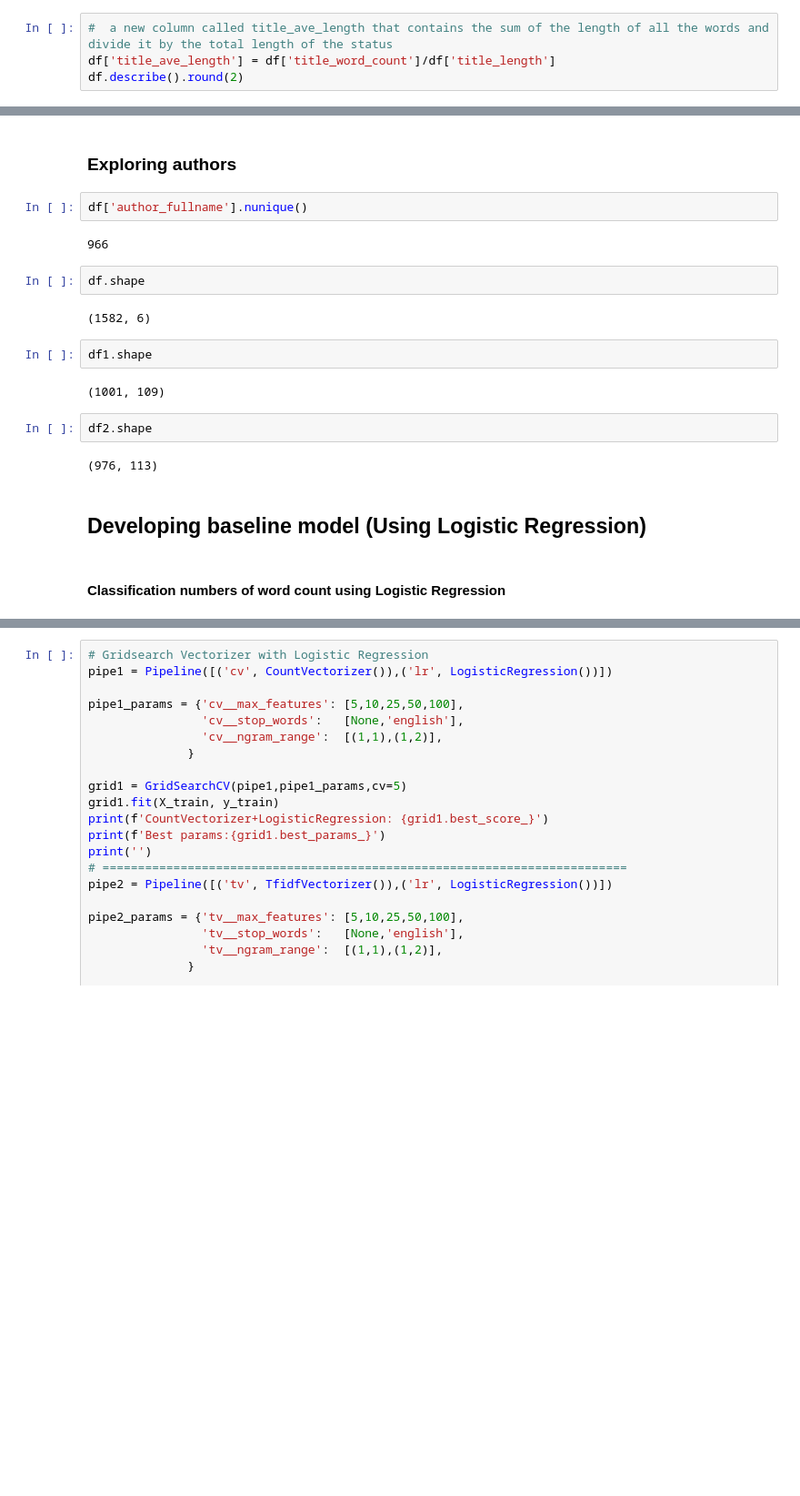
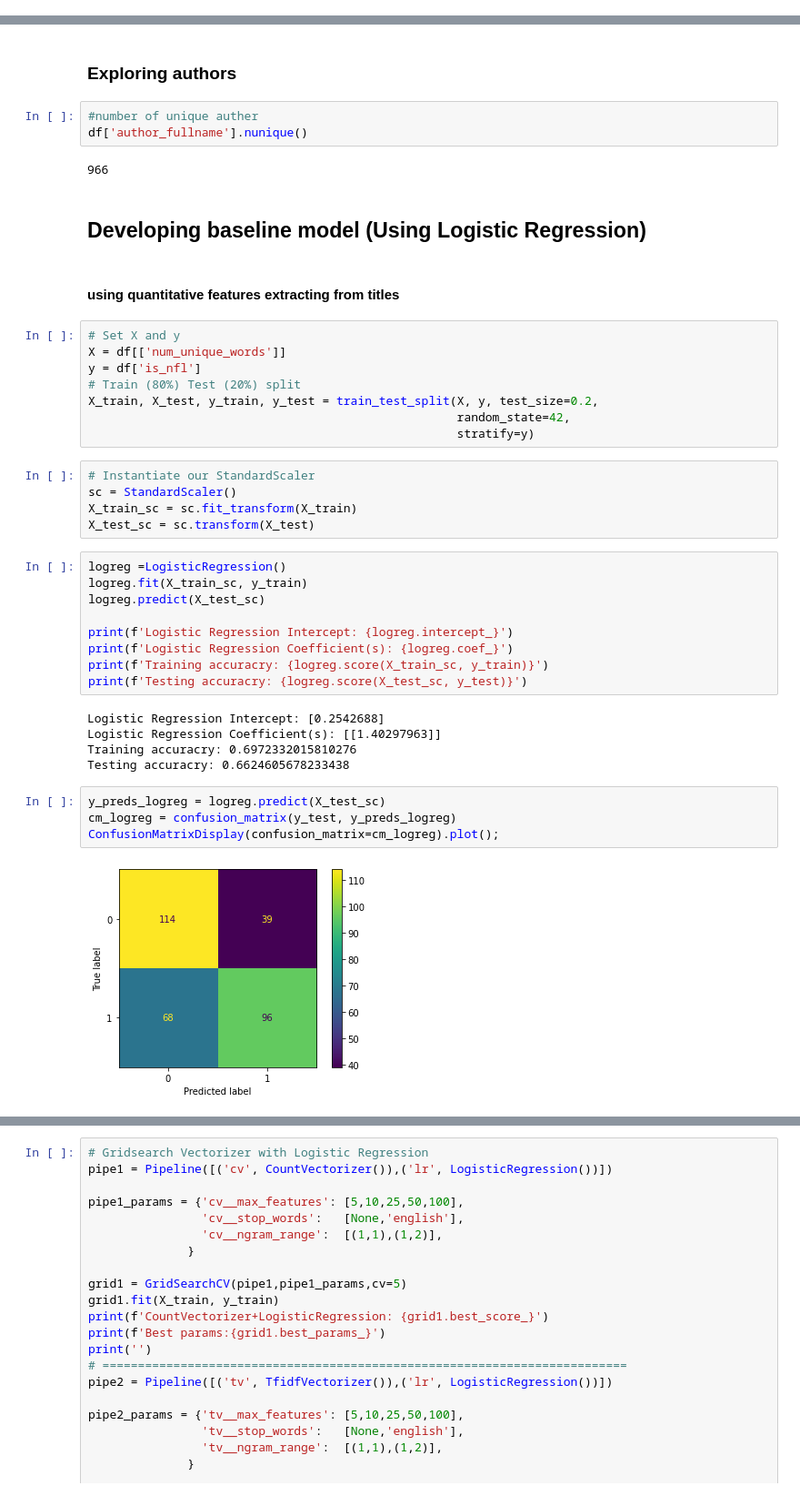
Before and after one commit to niphonch/project3_NLP_subreddit, a Jupyter notebook: NLP frequent word removal.ipynb, the cells around one changed output, grey strips where cells are left out. Shown at 91% size. Drawn from its saved outputs; the diff is of its cells as text; blank space fills up the shorter version.

```diff
--- a/NLP frequent word removal.ipynb
+++ b/NLP frequent word removal.ipynb
@@ -274,4 +326,0 @@ df['title_word_count'] = df['title'].str.lower().apply(lambda x: len(tokenizer.t
-# %%
-#  a new column called title_ave_length that contains the sum of the length of all the words and divide it by the total length of the status
-df['title_ave_length'] = df['title_word_count']/df['title_length']
-df.describe().round(2)
@@ -324,24 +338,46 @@ df.groupby(['is_nfl']).agg(['mean']).round(2)
 # %% [markdown]
 ### Exploring authors
 # %%
+#number of unique auther
 df['author_fullname'].nunique()
 # %% [output]
 966
-# %%
-df.shape
-# %% [output]
-(1582, 6)
-# %%
-df1.shape
-# %% [output]
-(1001, 109)
-# %%
-df2.shape
-# %% [output]
-(976, 113)
 # %% [markdown]
 ## Developing baseline model (Using Logistic Regression)
 # %% [markdown]
-#### Classification numbers of word count using Logistic Regression
+#### using quantitative features extracting from titles
+# %%
+# Set X and y
+X = df[['num_unique_words']]
+y = df['is_nfl']
+# Train (80%) Test (20%) split
+X_train, X_test, y_train, y_test = train_test_split(X, y, test_size=0.2,
+                                                    random_state=42,
+                                                    stratify=y)
+# %%
+# Instantiate our StandardScaler
+sc = StandardScaler()
+X_train_sc = sc.fit_transform(X_train)
+X_test_sc = sc.transform(X_test)
+# %%
+logreg =LogisticRegression()
+logreg.fit(X_train_sc, y_train)
+logreg.predict(X_test_sc)
+
+print(f'Logistic Regression Intercept: {logreg.intercept_}')
+print(f'Logistic Regression Coefficient(s): {logreg.coef_}')
+print(f'Training accuracry: {logreg.score(X_train_sc, y_train)}')
+print(f'Testing accuracry: {logreg.score(X_test_sc, y_test)}')
+# %% [output]
+Logistic Regression Intercept: [0.2542688]
+Logistic Regression Coefficient(s): [[1.40297963]]
+Training accuracry: 0.6972332015810276
+Testing accuracry: 0.6624605678233438
+# %%
+y_preds_logreg = logreg.predict(X_test_sc)
+cm_logreg = confusion_matrix(y_test, y_preds_logreg)
+ConfusionMatrixDisplay(confusion_matrix=cm_logreg).plot();
+# %% [output]
+[figure, added]
 # %%
 # Set X and y
```
Also changed, not shown: parts of 81 cells of this notebook.
